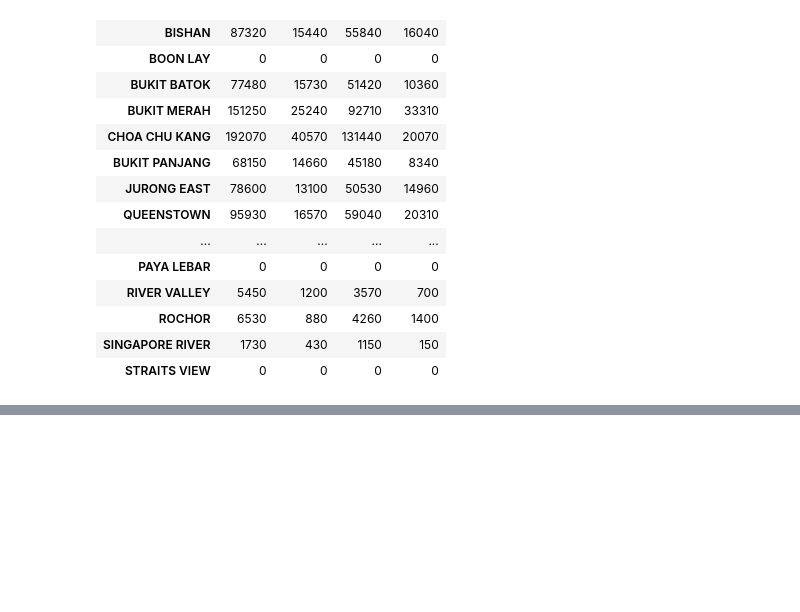
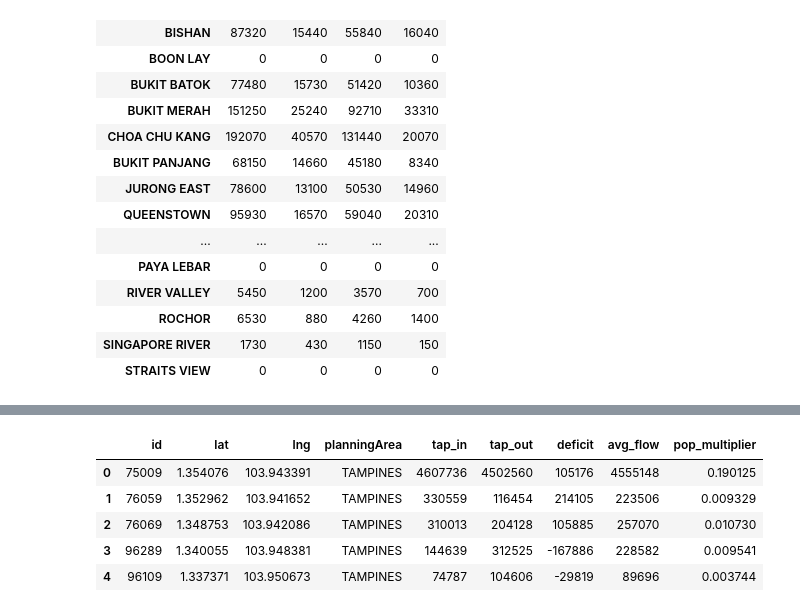
Before and after one commit to kiranbodipati/urban_planning_system, a Jupyter notebook: onemap api.ipynb, the cells around one changed output, grey strips where cells are left out. Cells and saved outputs as stored; diff of their text form; code cells hidden in the pictures; blank space fills up the shorter version.

```diff
--- a/onemap api.ipynb
+++ b/onemap api.ipynb
@@ -102,0 +248,3 @@ pop_df
+# %%
+bus_df['deficit'] = bus_df['tap_in'] - bus_df['tap_out']
+bus_df.head()
@@ -102,0 +303,10 @@ pop_df
+# %%
+bus_df['pop_multiplier'] = bus_df.apply(lambda x: x['avg_flow']/area_net_flow[x['planningArea']], axis=1)
+bus_df.head()
+# %% [output]
+|  | id | lat | lng | planningArea | tap_in | tap_out | deficit | avg_flow | pop_multiplier |
+| 0 | 75009 | 1.354076 | 103.943391 | TAMPINES | 4607736 | 4502560 | 105176 | 4555148 | 0.190125 |
+| 1 | 76059 | 1.352962 | 103.941652 | TAMPINES | 330559 | 116454 | 214105 | 223506 | 0.009329 |
+| 2 | 76069 | 1.348753 | 103.942086 | TAMPINES | 310013 | 204128 | 105885 | 257070 | 0.010730 |
+| 3 | 96289 | 1.340055 | 103.948381 | TAMPINES | 144639 | 312525 | -167886 | 228582 | 0.009541 |
+| 4 | 96109 | 1.337371 | 103.950673 | TAMPINES | 74787 | 104606 | -29819 | 89696 | 0.003744 |
```
Also changed, not shown: parts of 28 cells of this notebook, 2 other files.
